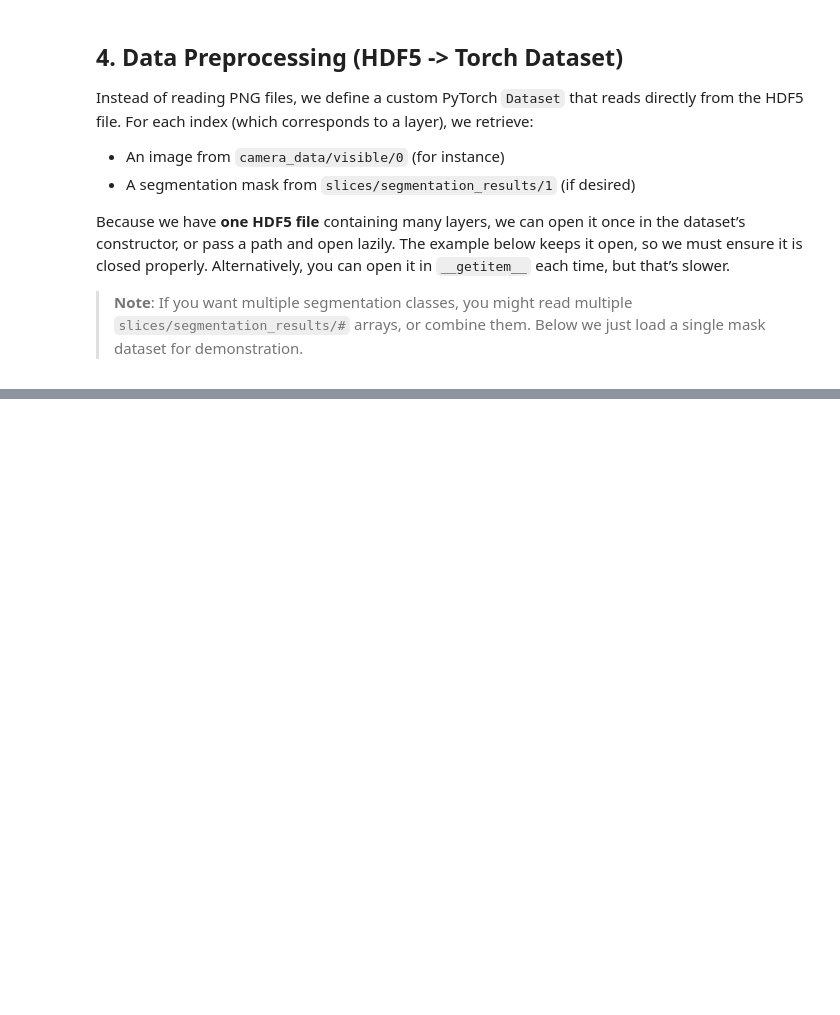
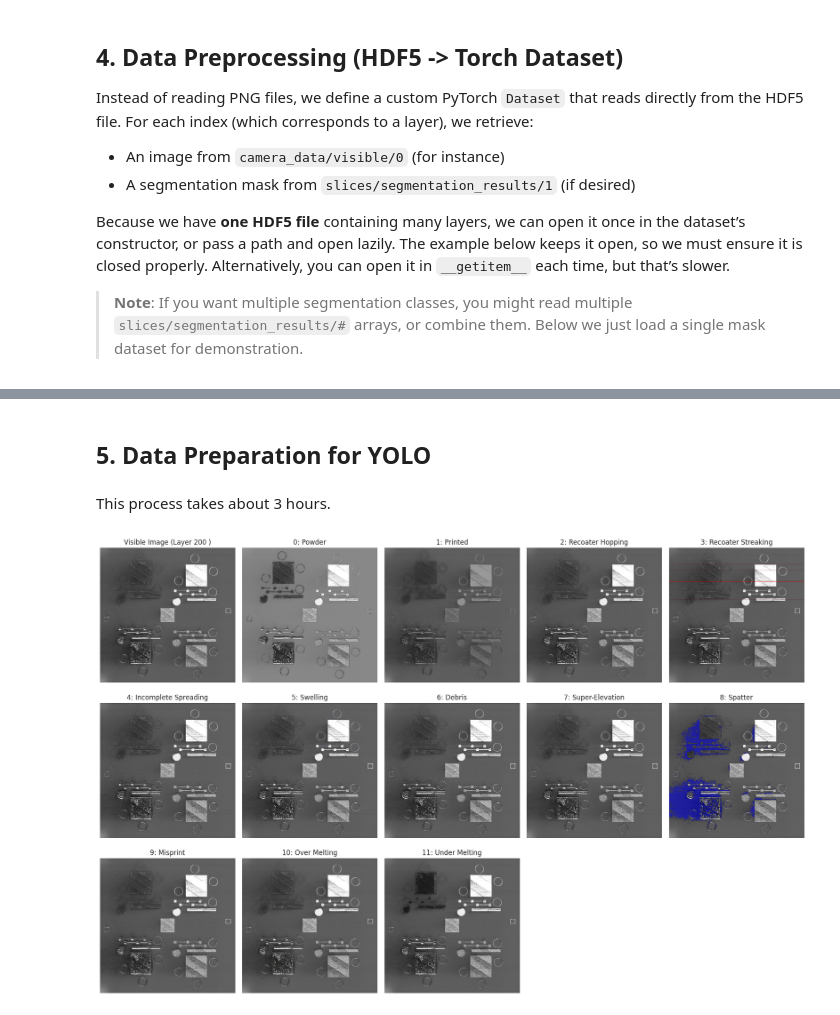
Before and after one commit to Brighton94/spatter-analysis-ml, a Jupyter notebook: notebooks/01_eda_and_data_preparation.ipynb, the cells around one changed output, grey strips where cells are left out. Cells and saved outputs as stored; diff of their text form; code cells hidden in the pictures; blank space fills up the shorter version.

```diff
--- a/notebooks/01_eda_and_data_preparation.ipynb
+++ b/notebooks/01_eda_and_data_preparation.ipynb
@@ -361,0 +382,4 @@ Layer indices: tensor([ 313, 1780, 1340, 2842])
+# %% [markdown]
+## 5. Data Preparation for YOLO
+# %% [markdown]
+This process takes about 3 hours.
@@ -361,0 +391,46 @@ Layer indices: tensor([ 313, 1780, 1340, 2842])
+# %%
+import matplotlib.pyplot as plt
+from matplotlib.colors import ListedColormap
+
+# Class names and colors for each defect
+class_names = [
+    "Powder", "Printed", "Recoater Hopping", "Recoater Streaking",
+    "Incomplete Spreading", "Swelling", "Debris", "Super-Elevation",
+    "Spatter", "Misprint", "Over Melting", "Under Melting"
+]
+class_colors = [
+    (0.7, 0.7, 0.7, 0.5),  # Powder: gray
+    (0.2, 0.2, 0.2, 0.5),  # Printed: dark gray
+    (1, 0.5, 0, 0.5),      # Recoater Hopping: orange
+    (1, 0, 0, 0.5),        # Recoater Streaking: red
+    (1, 1, 0, 0.5),        # Incomplete Spreading: yellow
+    (0.5, 0, 1, 0.5),      # Swelling: purple
+    (0, 1, 0, 0.5),        # Debris: green
+    (0, 1, 1, 0.5),        # Super-Elevation: cyan
+    (0, 0, 1, 0.5),        # Spatter: blue
+    (1, 0, 1, 0.5),        # Misprint: magenta
+    (0.5, 0.3, 0, 0.5),    # Over Melting: brown
+    (0, 0, 0, 0.5),        # Under Melting: black
+]
+
+layer_idx = 200  # Example layer to visualize
+
+with h5py.File(path_file, "r") as f:
+    img = f["slices/camera_data/visible/0"][layer_idx]
+    plt.figure(figsize=(18, 12))
+    plt.subplot(3, 5, 1)
+    plt.imshow(img, cmap="gray")
+    plt.title("Visible Image (Layer {} )".format(layer_idx))
+    plt.axis("off")
+    for i in range(12):
+        mask = f[f"slices/segmentation_results/{i}"][layer_idx]
+        cmap = ListedColormap([(0, 0, 0, 0), class_colors[i]])
+        plt.subplot(3, 5, i+2)
+        plt.imshow(img, cmap="gray")
+        plt.imshow(mask, cmap=cmap)
+        plt.title(f"{i}: {class_names[i]}")
+        plt.axis("off")
+    plt.tight_layout()
+    plt.show()
+# %% [output]
+[figure, added]
```
Also changed, not shown: parts of 22 cells of this notebook, 12 other files.
